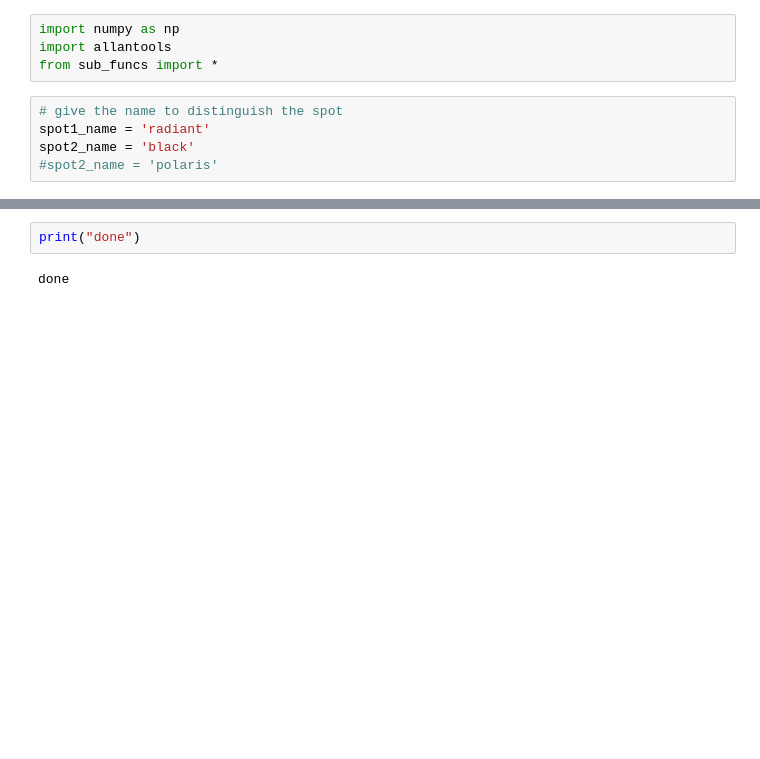
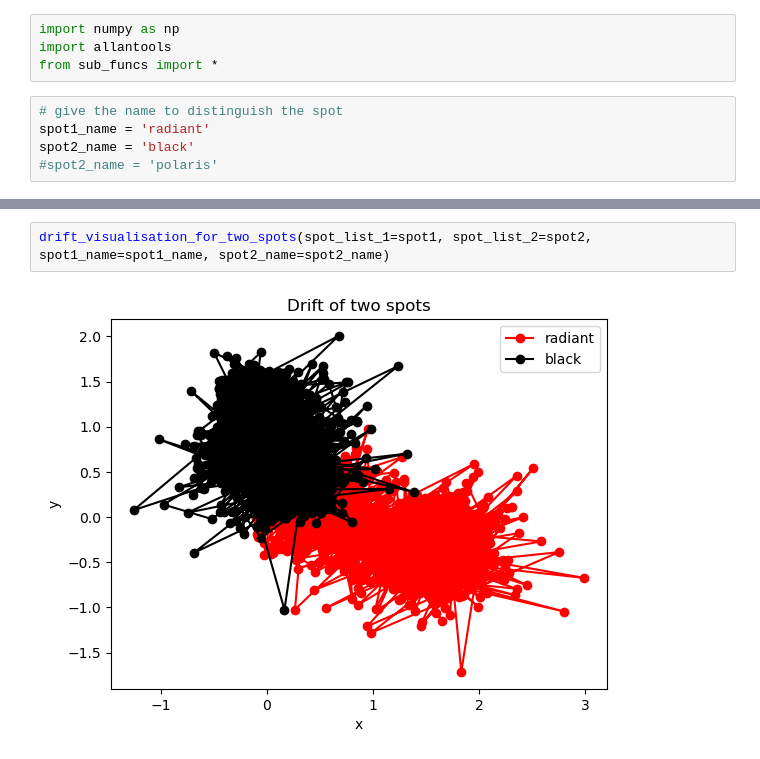
Before and after one commit to Z3phyr7/slmsuite, a Jupyter notebook: data_analyse.ipynb, the cells around one changed output, grey strips where cells are left out. Saved outputs shown, nothing was run; the diff lists cells and outputs as text; blank space fills up the shorter version.

```diff
--- a/data_analyse.ipynb
+++ b/data_analyse.ipynb
@@ -72,4 +88,4 @@ plt.show()
-# %%
-print("done")
-# %% [output]
-done
+# %%
+drift_visualisation_for_two_spots(spot_list_1=spot1, spot_list_2=spot2, spot1_name=spot1_name, spot2_name=spot2_name)
+# %% [output]
+[figure, added]
```
Also changed, not shown: parts of 8 cells of this notebook, 5 other files.
